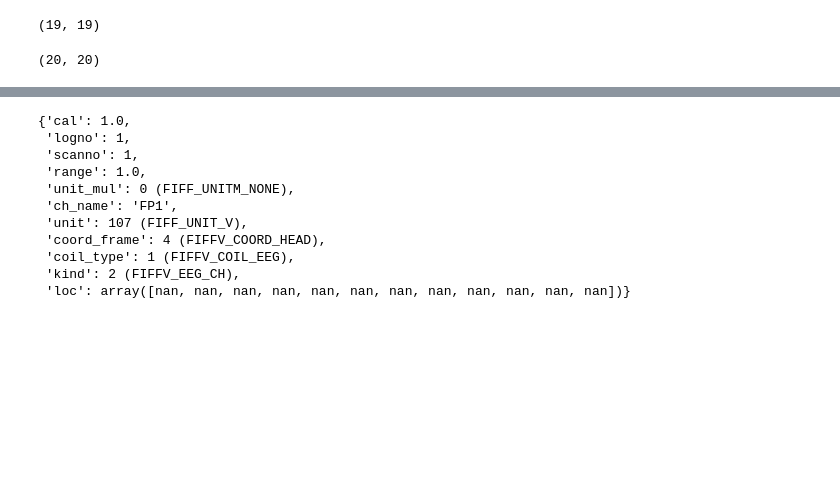
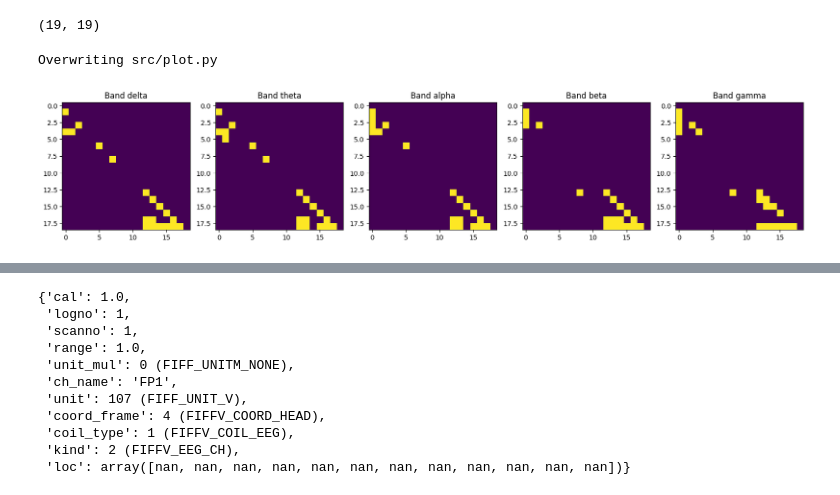
Before and after one commit to h1de0us/mer-eeg-analysis, a Jupyter notebook: connectivity/connectivity-deap.ipynb, the cells around one changed output, grey strips where cells are left out. Cells and saved outputs as stored; diff of their text form; code cells hidden in the pictures; blank space fills up the shorter version.

Commit message:
Add utils and a script for connectivity estimation

```diff
--- a/connectivity/connectivity-deap.ipynb
+++ b/connectivity/connectivity-deap.ipynb
@@ -57,6 +44,6 @@ Data shape: (19, 304000)
 ### Coherence estimation
 # %%
 # Compute coherence-based connectivity and visualize as a graph
-con = eeg_graph.compute_connectivity(method='coh', fmin=12, fmax=100)
+con = eeg_graph.compute_connectivity(method='coh', fmin=bands_min, fmax=bands_max)
 con
 # %% [output]
@@ -100,12 +92,47 @@ con_data = con.get_data(output="dense")[:, :, 0]
 con_data.shape
 # %% [output]
 (19, 19)
-# %%
-import numpy as np
-
-# Get the strongest n_con connections
-threshold = np.sort(con_data, axis=None)[-20]
-ii, jj = np.where(con_data >= threshold)
-len(ii), len(jj)
-# %% [output]
-(20, 20)
+# %%
+%%writefile src/plot.py
+
+# plot the connectivity matrix for all bands
+import matplotlib.pyplot as plt
+import networkx as nx
+import numpy as np
+
+bands = {0: 'delta', 1: 'theta', 2: 'alpha', 3: 'beta', 4: 'gamma'}
+
+
+def plot_connectivity_maps(con_data, n_connections=20):
+    # con_data: (n_channels, n_channels, n_freqs)
+    fig, axs = plt.subplots(1, con_data.shape[-1], figsize=(20, 5))
+    for band in range(con_data.shape[-1]):
+        cur = con_data[:, :, band]
+
+        threshold = np.sort(cur, axis=None)[-n_connections]
+        cur = cur > threshold
+
+        axs[band].set_title(f'Band {bands[band]}')
+        axs[band].imshow(cur, cmap='viridis')
+
+def plot_graphs(con_data, n_connections=20, channel_names=None):
+    fig, axs = plt.subplots(1, con_data.shape[-1], figsize=(20, 5))
+    for band in range(con_data.shape[-1]):
+        cur = con_data[:, :, band]
+
+        threshold = np.sort(cur, axis=None)[-n_connections]
+        cur = cur > threshold
+
+        G = nx.from_numpy_array(cur)
+        pos = nx.circular_layout(G)  # Layout nodes in a circle
+        axs[band].set_title(f'Band {bands[band]}')
+        nx.draw(G, pos, ax=axs[band], with_labels=True, labels=channel_names, node_color='skyblue', node_size=800, font_size=10)
+# %% [output]
+Overwriting src/plot.py
+# %%
+from src.plot import plot_connectivity_maps, plot_graphs
+
+con_data = con.get_data(output="dense")
+plot_connectivity_maps(con_data)
+# %% [output]
+[figure, added]
```
Also changed, not shown: parts of 21 cells of this notebook, 4 other files.
